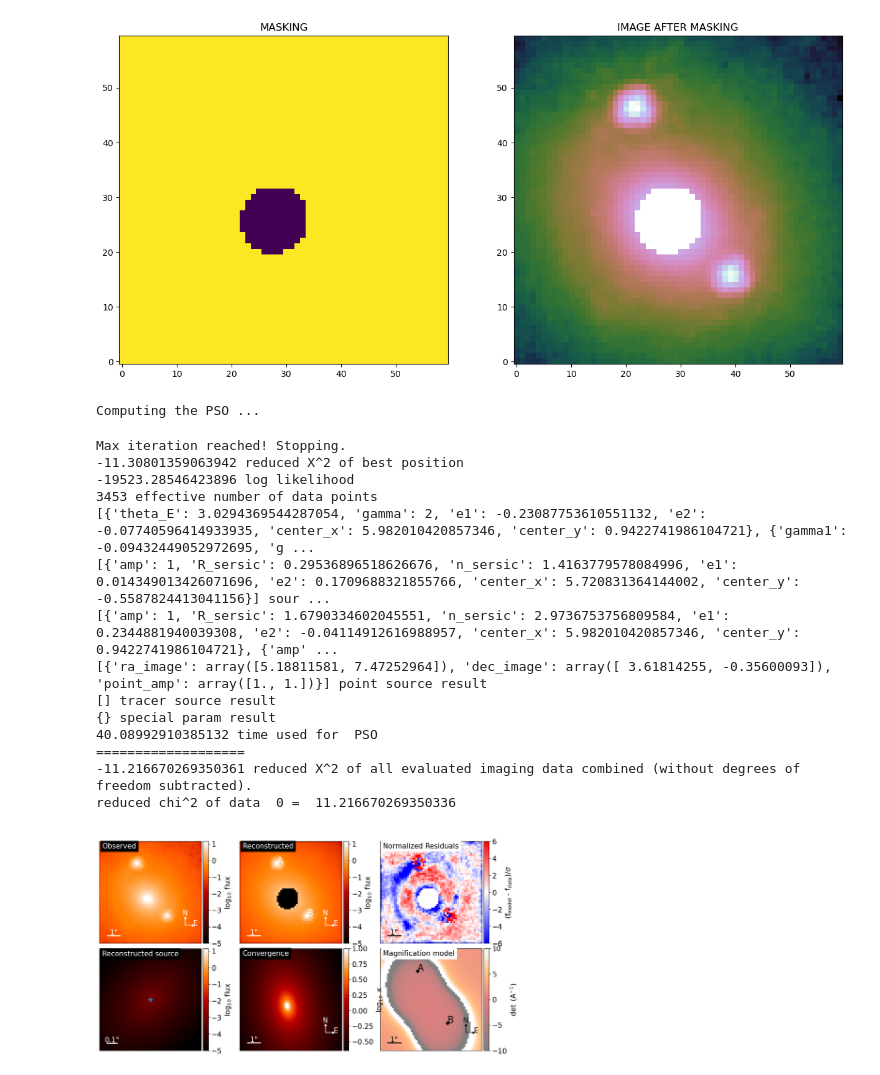
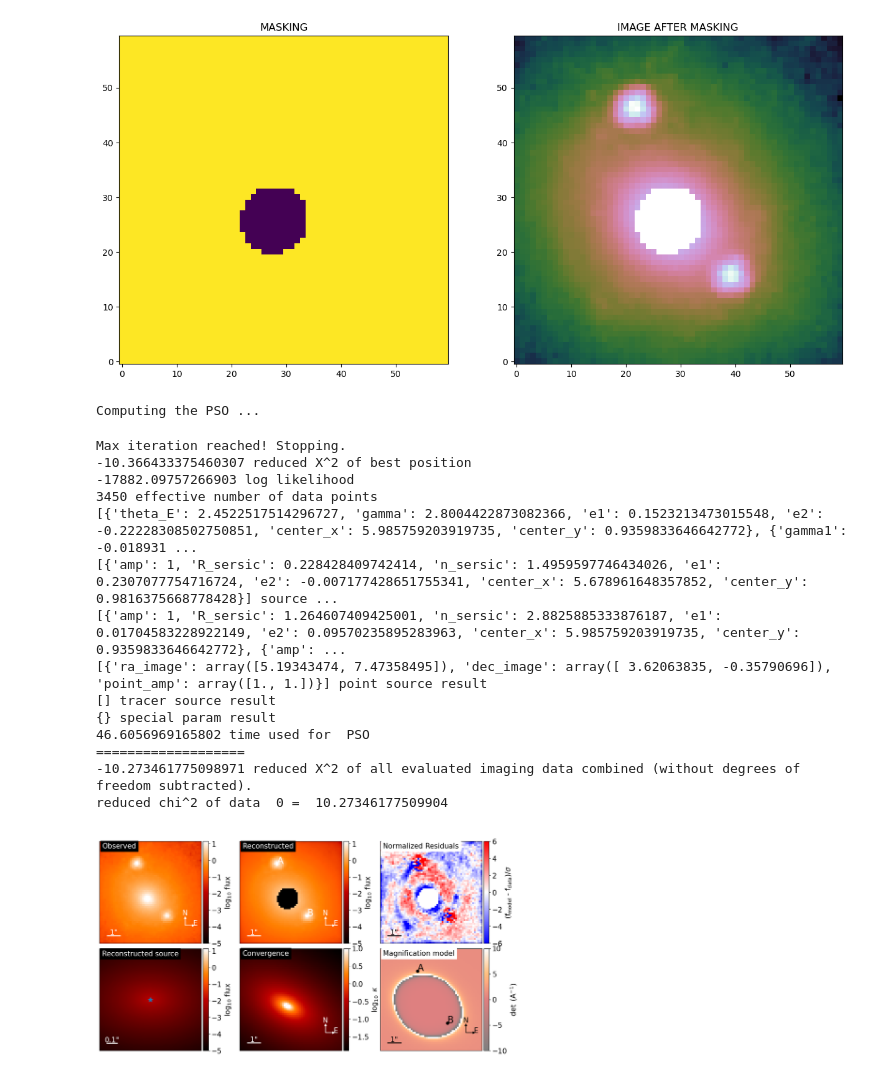
Before and after one commit to brady-ryan/hst_doubles, a Jupyter notebook: cutout_data/J2325-5229/F160W/model_f160w.ipynb, the cells around one changed output. Cells and saved outputs as stored; diff of their text form; code cells hidden in the pictures.

```diff
--- a/cutout_data/J2325-5229/F160W/model_f160w.ipynb
+++ b/cutout_data/J2325-5229/F160W/model_f160w.ipynb
@@ -228,12 +228,12 @@ kwargs_lens_init = [{'theta_E': einstein_rad, 'gamma': 2., 'e1': .0, 'e2': .0, '
 kwargs_lens_light_init = [{'R_sersic': 2., 'n_sersic': 3., 'e1': .1, 'e2': .0, 'center_x': lens_center_x, 'center_y': lens_center_y},
                           #{'amp': 20}]
                           {'R_sersic': 3., 'n_sersic': 4., 'e1': 0.1, 'e2': .0, 'center_x': lens_center_x, 'center_y': lens_center_y}]
-kwargs_source_init = [{'R_sersic': 0.2, 'n_sersic': 1., 'e1': -.1, 'e2': -.1, 'center_x': lens_center_x, 'center_y': lens_center_y}]
+kwargs_source_init = [{'R_sersic': 0.3, 'n_sersic': 1., 'e1': 0, 'e2': 0, 'center_x': lens_center_x, 'center_y': lens_center_y}]
 kwargs_ps_init = [{'ra_image': theta_ra, 'dec_image': theta_dec}]
 
 # initial spread in parameter estimation #
 kwargs_lens_sigma = [{'theta_E': 0.2, 'gamma': .5, 'e1': .5, 'e2': .5, 'center_x': 0.1, 'center_y': 0.1},
-                     {'gamma1': -0.3, 'gamma2': -0.3, 'ra_0': 10, 'dec_0': 10}]
+                     {'gamma1': -0.3, 'gamma2': -0.3, 'ra_0': 1, 'dec_0': 1}]
 kwargs_lens_light_sigma = [{'R_sersic': .1, 'n_sersic': .1, 'e1': .5, 'e2': .5, 'center_x': .1, 'center_y': 0.1},
                            #{'amp': 10}]
                            {'R_sersic': .5, 'n_sersic': .5, 'e1': .5, 'e2': .5, 'center_x': .1, 'center_y': 0.1}]
@@ -242,7 +242,7 @@ kwargs_ps_sigma = [{'ra_image': [0.02] * 2, 'dec_image': [0.02] * 2}]
 
 # hard bound lower limit in parameter space #
 kwargs_lower_lens = [{'theta_E': 0.01, 'gamma': 1., 'e1': -0.25, 'e2': -0.25, 'center_x': -10., 'center_y': -10},
-                     {'gamma1': -0.3, 'gamma2': -0.3, 'ra_0': -100, 'dec_0': -100}]
+                     {'gamma1': -0.3, 'gamma2': -0.3, 'ra_0': -10, 'dec_0': -10}]
 kwargs_lower_lens_light = [{'R_sersic': 0.5, 'n_sersic': 0.5, 'e1': -0.25, 'e2': - 0.25, 'center_x': -10, 'center_y': -10},
                            #{'amp': -100}]
                            {'R_sersic': 0.5, 'n_sersic': 0.5, 'e1': -0.25, 'e2': - 0.25, 'center_x': -10, 'center_y': -10}]
@@ -251,54 +251,54 @@ kwargs_lower_ps = [{'ra_image': -10 * np.ones_like(theta_ra), 'dec_image': -10 *
 
 # hard bound upper limit in parameter space #
 kwargs_upper_lens = [{'theta_E': 10, 'gamma': 3., 'e1': 0.25, 'e2': 0.25, 'center_x': lens_center_x + 1, 'center_y': 10},
-                     {'gamma1': 0.3, 'gamma2': 0.3, 'ra_0': 100, 'dec_0': 100}]
+                     {'gamma1': 0.3, 'gamma2': 0.3, 'ra_0': 10, 'dec_0': 10}]
 kwargs_upper_lens_light = [{'R_sersic': 10, 'n_sersic': 5., 'e1': 0.25, 'e2': 0.25, 'center_x': lens_center_x + 1, 'center_y': 10},
                            #{'amp': 100}]
                            {'R_sersic': 10, 'n_sersic': 5., 'e1': 0.25, 'e2': 0.25, 'center_x': lens_center_x + 1, 'center_y': 10}]
-kwargs_upper_source = [{'R_sersic': .3, 'n_sersic': 1.5, 'e1': 0.25, 'e2': 0.25, 'center_x': lens_center_x + 1, 'center_y': 10}]
+kwargs_upper_source = [{'R_sersic': .4, 'n_sersic': 1.5, 'e1': 0.25, 'e2': 0.25, 'center_x': lens_center_x + 1, 'center_y': 10}]
 kwargs_upper_ps = [{'ra_image': 12 * np.ones_like(theta_ra), 'dec_image': 10 * np.ones_like(theta_dec)}]
 
 
-lens_params = [kwargs_lens_init, kwargs_lens_sigma, [{'gamma': 2}, {'ra_0': 0, 'dec_0': 0}], kwargs_lower_lens, kwargs_upper_lens]
+lens_params = [kwargs_lens_init, kwargs_lens_sigma, [{}, {}], kwargs_lower_lens, kwargs_upper_lens]
 lens_light_params = [kwargs_lens_light_init, kwargs_lens_light_sigma, [{}, {}], kwargs_lower_lens_light, kwargs_upper_lens_light]
 source_params = [kwargs_source_init, kwargs_source_sigma, [{}], kwargs_lower_source, kwargs_upper_source]
 ps_params = [kwargs_ps_init, kwargs_ps_sigma, [{}], kwargs_lower_ps, kwargs_upper_ps]
 
 kwargs_params = {'lens_model': lens_params,
                  'source_model': source_params,
                 'lens_light_model': lens_light_params,
                 'point_source_model': ps_params}
 
 from lenstronomy.Workflow.fitting_sequence import FittingSequence
 fitting_seq = FittingSequence(kwargs_data_joint, kwargs_model, kwargs_constraints, kwargs_likelihood, kwargs_params)
 
 
 fitting_kwargs_list = [['PSO', {'sigma_scale': 1., 'n_particles': 100, 'n_iterations': 100}]]
 
 chain_list = fitting_seq.fit_sequence(fitting_kwargs_list)
 kwargs_result = fitting_seq.best_fit()
 multi_band_list = fitting_seq.multi_band_list
 
 modelPlot = ModelPlot(multi_band_list, kwargs_model, kwargs_result, image_likelihood_mask_list=kwargs_likelihood["image_likelihood_mask_list"], arrow_size=0.02, cmap_string="gist_heat")
 f, axes = modelPlot.plot_main()
 f.show()
 # %% [output]
 Computing the PSO ...
 Max iteration reached! Stopping.
--11.30801359063942 reduced X^2 of best position
--19523.28546423896 log likelihood
-3453 effective number of data points
-[{'theta_E': 3.0294369544287054, 'gamma': 2, 'e1': -0.23087753610551132, 'e2': -0.07740596414933935, 'center_x': 5.982010420857346, 'center_y': 0.9422741986104721}, {'gamma1': -0.09432449052972695, 'g ...
-[{'amp': 1, 'R_sersic': 0.29536896518626676, 'n_sersic': 1.4163779578084996, 'e1': 0.014349013426071696, 'e2': 0.1709688321855766, 'center_x': 5.720831364144002, 'center_y': -0.5587824413041156}] sour ...
-[{'amp': 1, 'R_sersic': 1.6790334602045551, 'n_sersic': 2.9736753756809584, 'e1': 0.2344881940039308, 'e2': -0.04114912616988957, 'center_x': 5.982010420857346, 'center_y': 0.9422741986104721}, {'amp' ...
-[{'ra_image': array([5.18811581, 7.47252964]), 'dec_image': array([ 3.61814255, -0.35600093]), 'point_amp': array([1., 1.])}] point source result
+-10.366433375460307 reduced X^2 of best position
+-17882.09757266903 log likelihood
+3450 effective number of data points
+[{'theta_E': 2.4522517514296727, 'gamma': 2.8004422873082366, 'e1': 0.1523213473015548, 'e2': -0.22228308502750851, 'center_x': 5.985759203919735, 'center_y': 0.9359833646642772}, {'gamma1': -0.018931 ...
+[{'amp': 1, 'R_sersic': 0.228428409742414, 'n_sersic': 1.4959597746434026, 'e1': 0.2307077754716724, 'e2': -0.007177428651755341, 'center_x': 5.678961648357852, 'center_y': 0.9816375668778428}] source ...
+[{'amp': 1, 'R_sersic': 1.264607409425001, 'n_sersic': 2.8825885333876187, 'e1': 0.01704583228922149, 'e2': 0.09570235895283963, 'center_x': 5.985759203919735, 'center_y': 0.9359833646642772}, {'amp': ...
+[{'ra_image': array([5.19343474, 7.47358495]), 'dec_image': array([ 3.62063835, -0.35790696]), 'point_amp': array([1., 1.])}] point source result
 [] tracer source result
 {} special param result
-40.08992910385132 time used for  PSO
+46.6056969165802 time used for  PSO
 ===================
--11.216670269350361 reduced X^2 of all evaluated imaging data combined (without degrees of freedom subtracted).
-reduced chi^2 of data  0 =  11.216670269350336
+-10.273461775098971 reduced X^2 of all evaluated imaging data combined (without degrees of freedom subtracted).
+reduced chi^2 of data  0 =  10.27346177509904
-[figure, old version]
+[figure, new version]
 # %%
 #now we run an iterative PSF reconstruction with the best fit model of the previous run
 method_PSF_iteration = 'stack' #use 'STARRED' to use the STARRED method for PSF reconstruction or 'stack' to use the standard lenstronomy stacking method
```
Also changed, not shown: parts of 3 cells of this notebook, 1 other file.
